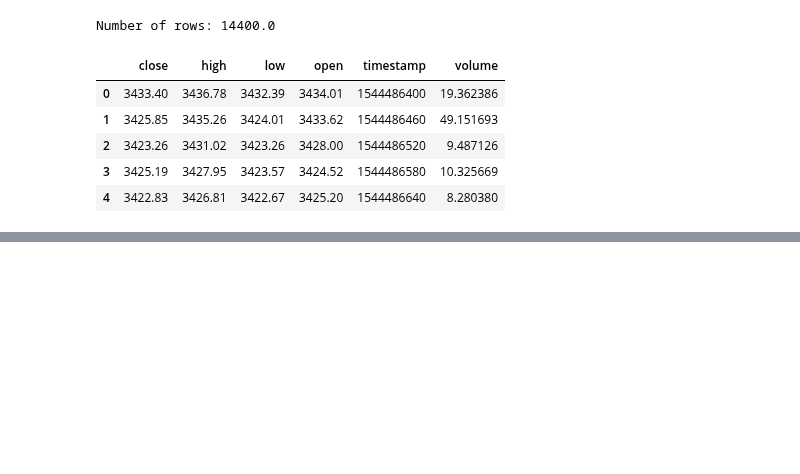
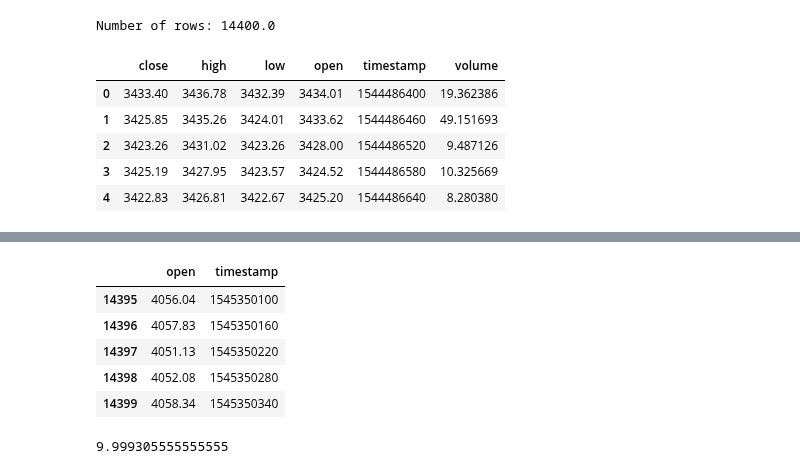
Before and after one commit to jonathancai11/btc-analysis, a Jupyter notebook: btc-prediction.ipynb, the cells around one changed output, grey strips where cells are left out. Saved outputs shown, nothing was run; the diff lists cells and outputs as text; code cells hidden in the pictures; blank space fills up the shorter version.

```diff
--- a/btc-prediction.ipynb
+++ b/btc-prediction.ipynb
@@ -89,3 +75,16 @@ df.head()
+# %%
+a.tail()
+# %% [output]
+|  | open | timestamp |
+| 14395 | 4056.04 | 1545350100 |
+| 14396 | 4057.83 | 1545350160 |
+| 14397 | 4051.13 | 1545350220 |
+| 14398 | 4052.08 | 1545350280 |
+| 14399 | 4058.34 | 1545350340 |
+# %%
+(1545350340 - 1544486400) / 60 / 60 / 24
+# %% [output]
+9.999305555555555
 # %%
 ts = pd.Series(np.random.randn(1000), index=pd.date_range('1/1/2000', periods=1000))
 ts = ts.cumsum()
```
Also changed, not shown: parts of 7 cells of this notebook.
